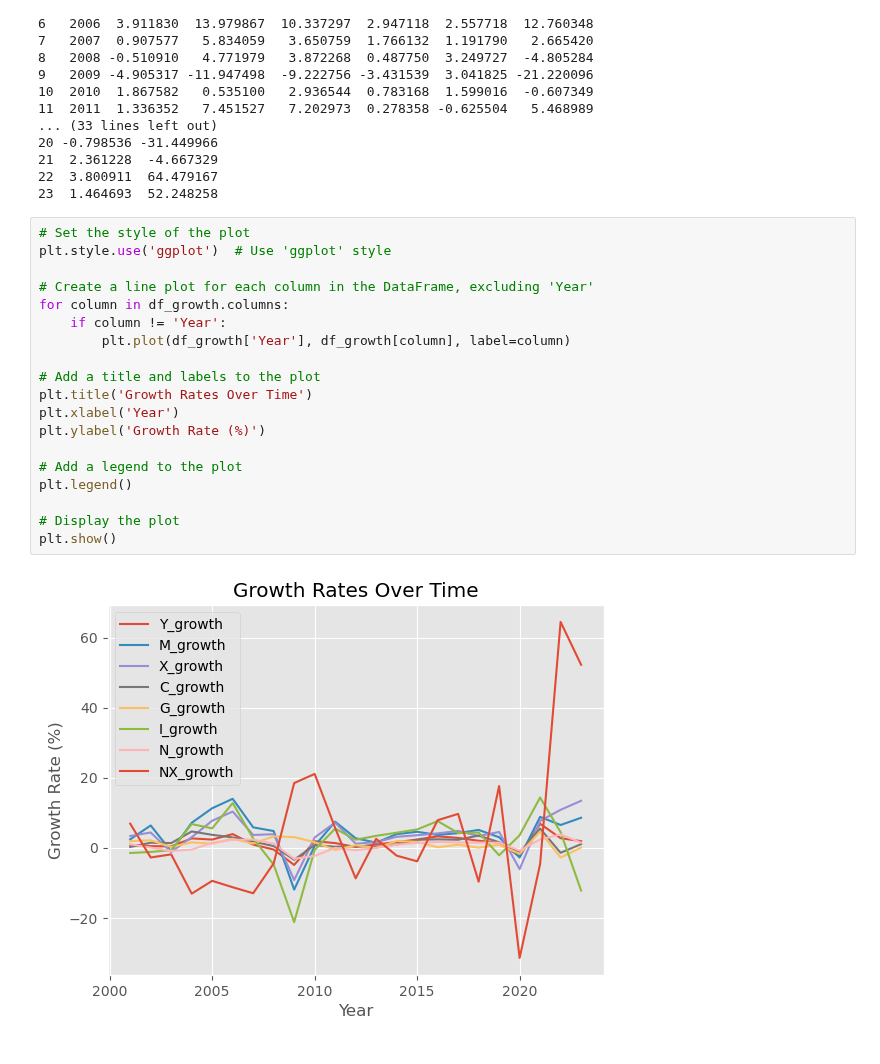
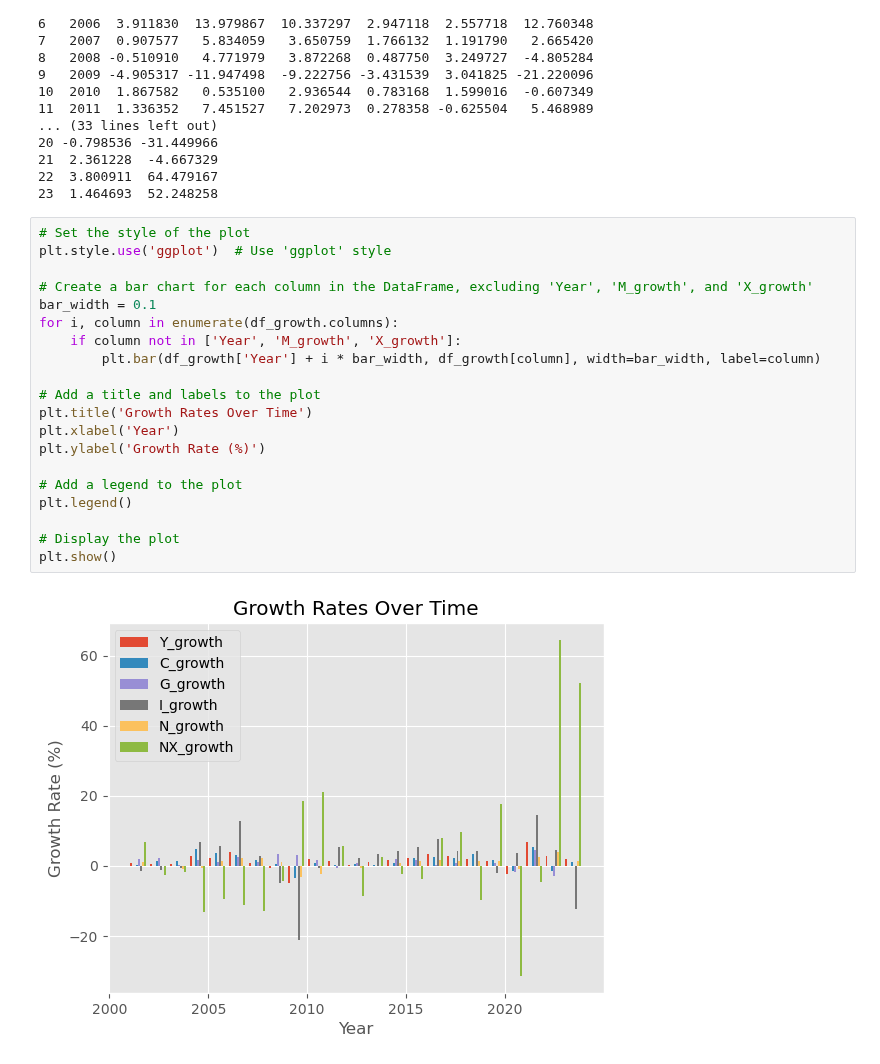
Before and after one commit to NumEconCopenhagen/projects-2024-christoffer-victor, a Jupyter notebook: Untitled-1.ipynb, the cells around one changed output. Saved outputs shown, nothing was run; the diff lists cells and outputs as text.

```diff
--- a/Untitled-1.ipynb
+++ b/Untitled-1.ipynb
@@ -60,21 +63,22 @@ print(df_growth)
 # %%
 # Set the style of the plot
 plt.style.use('ggplot')  # Use 'ggplot' style
 
-# Create a line plot for each column in the DataFrame, excluding 'Year'
-for column in df_growth.columns:
-    if column != 'Year':
-        plt.plot(df_growth['Year'], df_growth[column], label=column)
+# Create a bar chart for each column in the DataFrame, excluding 'Year', 'M_growth', and 'X_growth'
+bar_width = 0.1
+for i, column in enumerate(df_growth.columns):
+    if column not in ['Year', 'M_growth', 'X_growth']:
+        plt.bar(df_growth['Year'] + i * bar_width, df_growth[column], width=bar_width, label=column)
 
 # Add a title and labels to the plot
 plt.title('Growth Rates Over Time')
 plt.xlabel('Year')
 plt.ylabel('Growth Rate (%)')
 
 # Add a legend to the plot
 plt.legend()
 
 # Display the plot
 plt.show()
 # %% [output]
-[figure, old version]
+[figure, new version]
```
Also changed, not shown: parts of 2 cells of this notebook.
